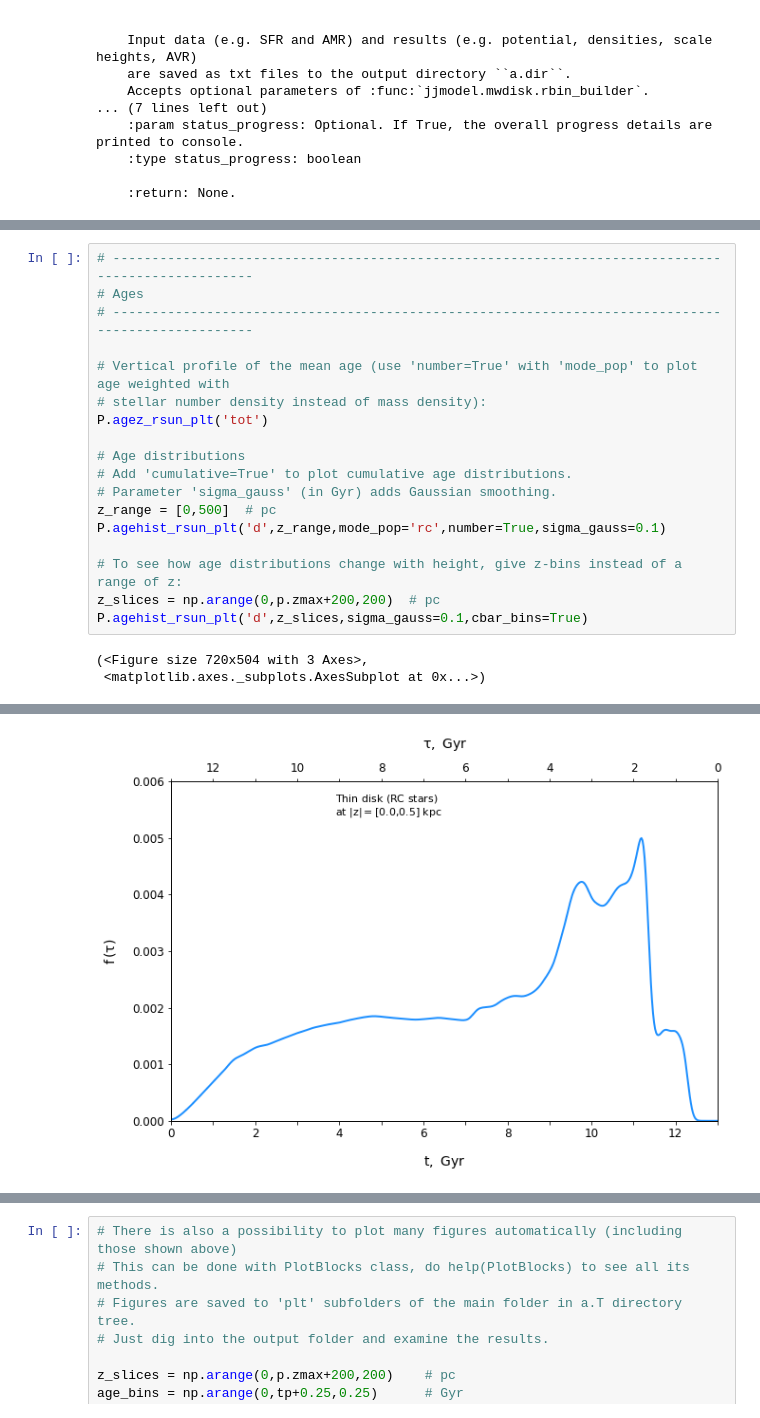
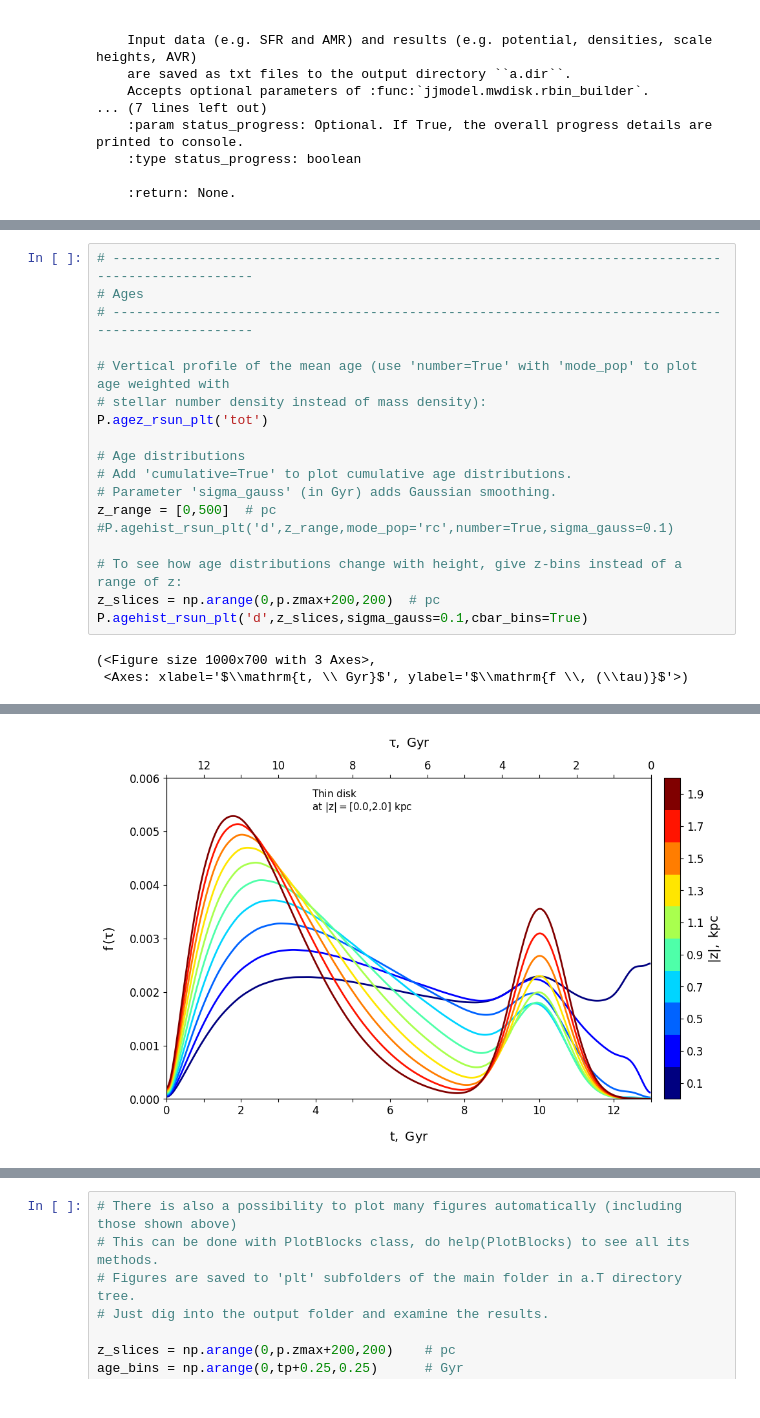
Before and after one commit to askenja/jjmodel, a Jupyter notebook: jjmodel/tutorials/tutorial1/No1_Getting_started--Local(basics).ipynb, the cells around one changed output, grey strips where cells are left out. Saved outputs shown, nothing was run; the diff lists cells and outputs as text.

```diff
--- a/jjmodel/tutorials/tutorial1/No1_Getting_started--Local(basics).ipynb
+++ b/jjmodel/tutorials/tutorial1/No1_Getting_started--Local(basics).ipynb
@@ -289,23 +289,23 @@ P.rhoz_monomet_plt('d',p.Rsun,mets,cbar_bins=True,cbar='viridis',mode_pop='rc',n
 # %%
 # --------------------------------------------------------------------------------------------------
 # Ages
 # --------------------------------------------------------------------------------------------------
 
 # Vertical profile of the mean age (use 'number=True' with 'mode_pop' to plot age weighted with
 # stellar number density instead of mass density):
 P.agez_rsun_plt('tot')
 
 # Age distributions
 # Add 'cumulative=True' to plot cumulative age distributions.
 # Parameter 'sigma_gauss' (in Gyr) adds Gaussian smoothing.
 z_range = [0,500]  # pc
-P.agehist_rsun_plt('d',z_range,mode_pop='rc',number=True,sigma_gauss=0.1)
+#P.agehist_rsun_plt('d',z_range,mode_pop='rc',number=True,sigma_gauss=0.1)
 
 # To see how age distributions change with height, give z-bins instead of a range of z:
 z_slices = np.arange(0,p.zmax+200,200)  # pc
 P.agehist_rsun_plt('d',z_slices,sigma_gauss=0.1,cbar_bins=True)
 # %% [output]
-(<Figure size 720x504 with 3 Axes>,
- <matplotlib.axes._subplots.AxesSubplot at 0x...>)
+(<Figure size 1000x700 with 3 Axes>,
+ <Axes: xlabel='$\\mathrm{t, \\ Gyr}$', ylabel='$\\mathrm{f \\, (\\tau)}$'>)
 [figure]
-[figure, old version]
+[figure, new version]
```
Also changed, not shown: parts of 13 cells of this notebook, 10 other files.
